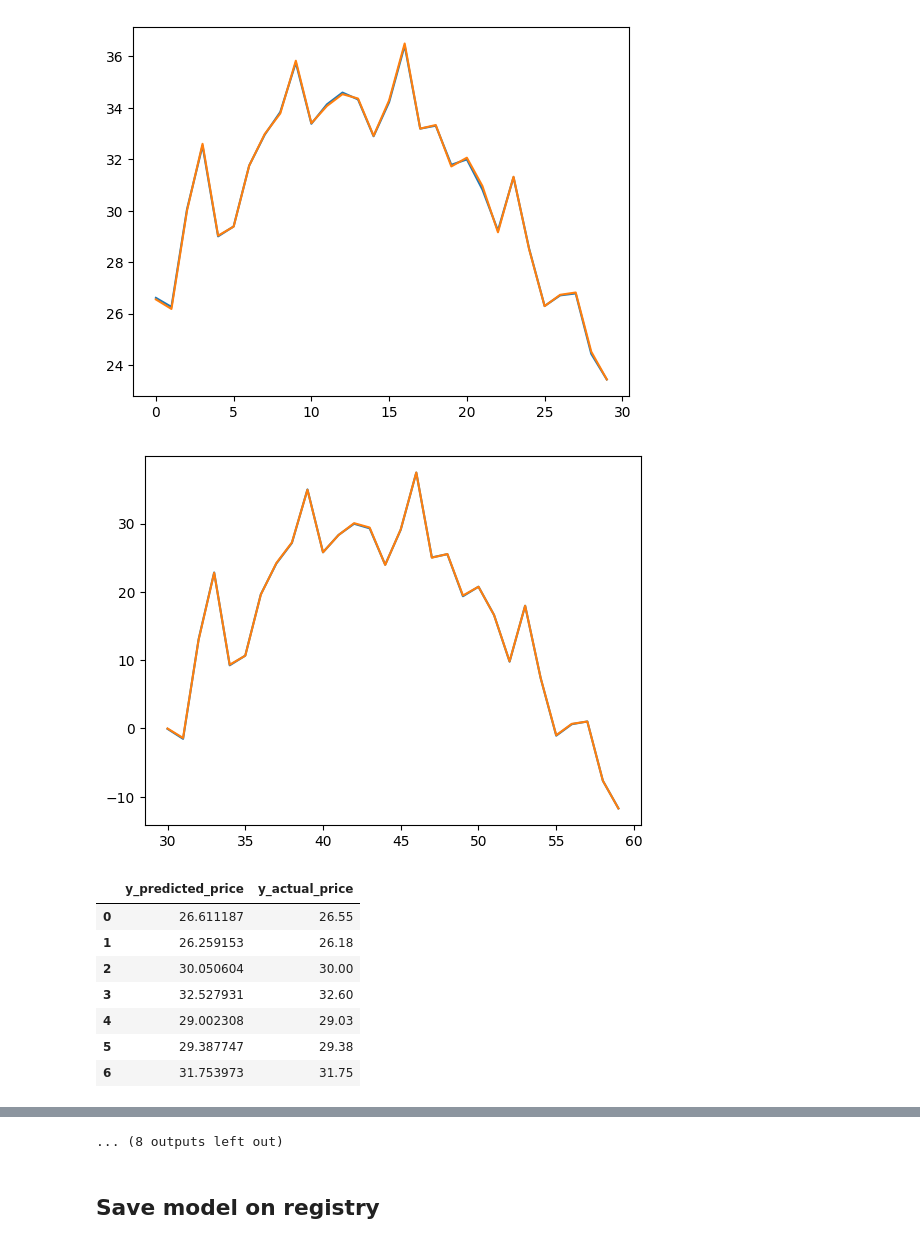
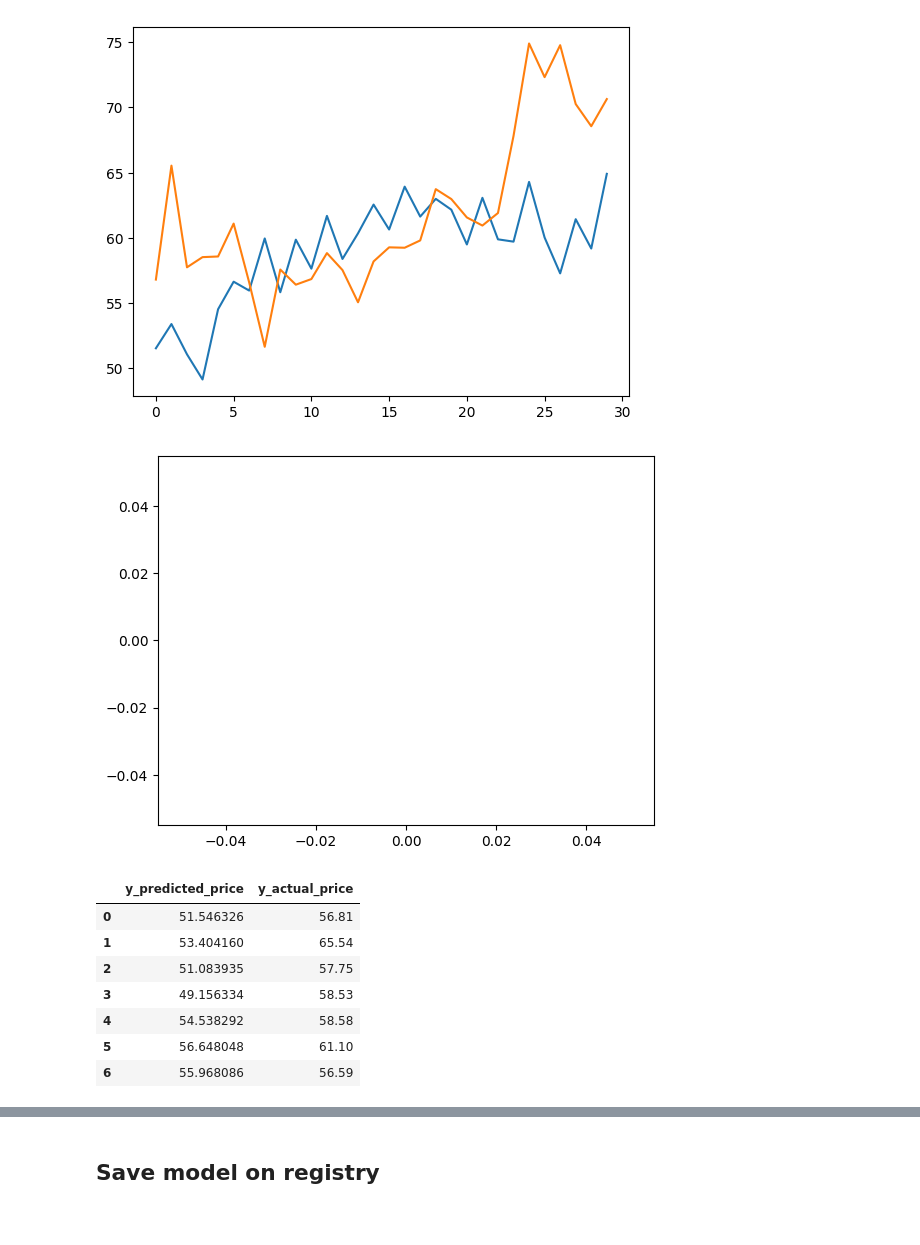
Before and after one commit to natassaf/ID2223-final-project, a Jupyter notebook: training_pipeline.ipynb, the cells around one changed output, grey strips where cells are left out. Cells and saved outputs as stored; diff of their text form; code cells hidden in the pictures.

Commit message:
Basic model predicting 30 days works

```diff
--- a/training_pipeline.ipynb
+++ b/training_pipeline.ipynb
@@ -151,7 +197,7 @@ def concatenate_labels(labels1, labels2):
     for i in range(len(labels1)):
         y.append(np.concatenate((labels1[0],labels2[0])))
     return np.array(y)
-y = concatenate_labels(y, y_percentage_change)
+# y = concatenate_labels(y, y_percentage_change)
 # %%
 X.shape, y.shape
 # %% [output]
@@ -211,7 +257,7 @@ model2 = Sequential()
 model2.add(InputLayer((time_steps, X.shape[2])))
 model2.add(LSTM(16, return_sequences=False))
 model2.add(Dense(8, 'relu'))
-model2.add(Dense(60, 'linear'))
+model2.add(Dense(y.shape[1], 'linear'))
 model2.summary()
 # %% [output]
 Model: "sequential"
@@ -254,4 +300,4 @@ X_train.shape, y_train.shape, X_val.shape, y_val.shape
 # %%
 
-model2.fit(X_train, y_train, validation_data=(X_val, y_val), epochs=3, callbacks=[cp2])
+model2.fit(X_train, y_train, validation_data=(X_val, y_val), epochs=1500, callbacks=[cp2])
 # %% [output]
@@ -288,0 +350,2 @@ train_results
+# %%
+model2.fit(X_val, y_val, validation_data=(X_train, y_train), epochs=100, callbacks=[cp2])
@@ -332,18 +423,18 @@ def predictions_table(y_predicted, y_actual):
 # %%
 test_predictions_unscaled =  scaler_labels.inverse_transform(test_predictions)
 y_test_unscaled = scaler_labels.inverse_transform(y_test)
-for i in range(5):
+for i in range(2):
     plot_predictions(test_predictions_unscaled[i], y_test_unscaled[i])
     predictions_table(test_predictions_unscaled[i], y_test_unscaled[i])
 # %% [output]
-[figure, old version]
+[figure, new version]
-[figure, old version]
+[figure, new version]
 |  | y_predicted_price | y_actual_price |
-| 0 | 26.611187 | 26.55 |
-| 1 | 26.259153 | 26.18 |
-| 2 | 30.050604 | 30.00 |
-| 3 | 32.527931 | 32.60 |
-| 4 | 29.002308 | 29.03 |
-| 5 | 29.387747 | 29.38 |
-| 6 | 31.753973 | 31.75 |
+| 0 | 51.546326 | 56.81 |
+| 1 | 53.404160 | 65.54 |
+| 2 | 51.083935 | 57.75 |
+| 3 | 49.156334 | 58.53 |
+| 4 | 54.538292 | 58.58 |
+| 5 | 56.648048 | 61.10 |
+| 6 | 55.968086 | 56.59 |
 |  | y_predicted_percentage | y_actual_percentage |
@@ -420,4 +484,3 @@ for i in range(5):
-... (8 outputs left out)
 # %% [markdown]
 ## Save model on registry
 # %%
```
Also changed, not shown: parts of 26 cells of this notebook, 1 other file.
